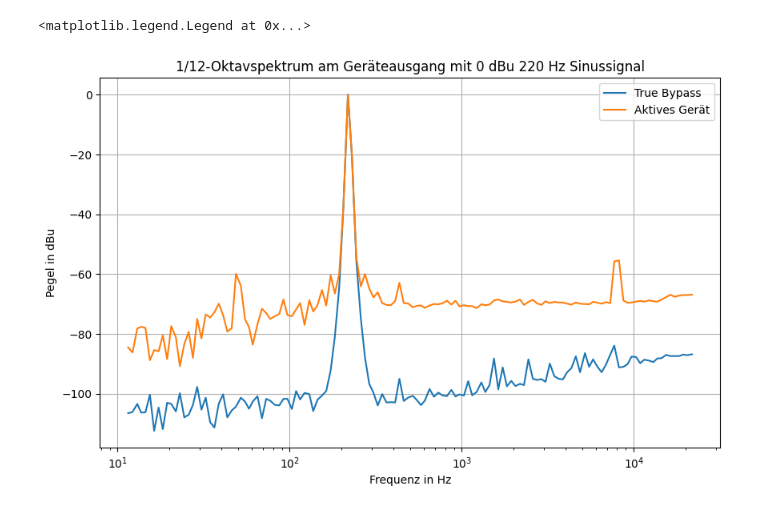
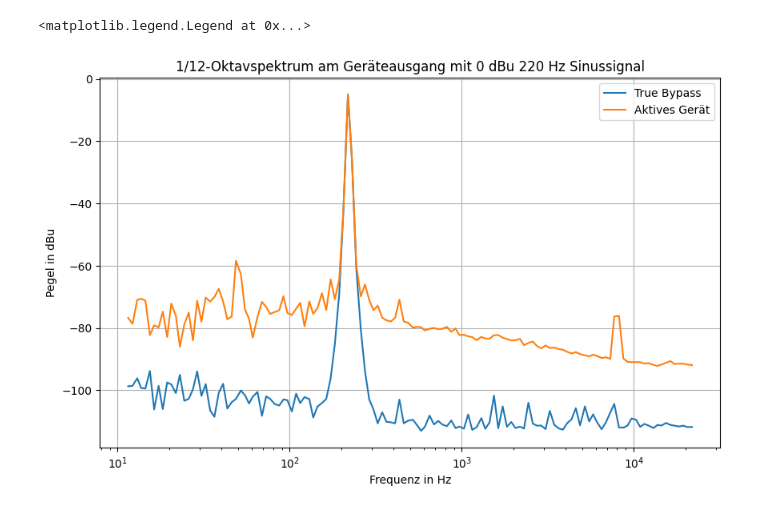
Before and after one commit to jake-is-ESD-protected/AI-TD, a Jupyter notebook: measuremenmts/breadboard/plots.ipynb, the cells around one changed output. Saved outputs shown, nothing was run; the diff lists cells and outputs as text; code cells hidden in the pictures.

Commit message:
redo plots for report

```diff
--- a/measuremenmts/breadboard/plots.ipynb
+++ b/measuremenmts/breadboard/plots.ipynb
@@ -8,15 +8,17 @@ meas_1 = [16.2, 16.6, 19.3, 16.4, 16.5, 22.4, 10.3, 18.1, 10.9, 19.7, 19.3, 16.8
 
 meas_2 = [18.8, 17.1, 25.1, 25.7, 25.3, 14.5, 17.9, 17.5, 22.8, 14.9, 25.9, 22.2, 12.5, 19.9, 24, 15.3, 28.3, 21.8, 29.8, 28.8, 30.5, 33.4, 29.6, 24.1, 25.2, 43.4, 39.4, 28.2, 25.6, 19.7, 26.6, 31.7, 30.3, 28.3, 29.2, 30, 34.8, 29.6, 29.2, 31.5, 33.6, 26.3, 34.6, 30.8, 32.9, 38, 32.8, 42.9, 36.8, 43.4, 65.5, 103.3, 82.8, 49, 39.2, 43.3, 38.5, 35.5, 37.2, 33.6, 33, 32.9, 34.3, 40.4, 33.6, 33.5, 32.2, 32.7, 32.8, 32, 32.8, 33.3, 33.2, 33.5, 34.4, 33.1, 34.4, 32.5, 32.9, 32.6, 32.6, 31.9, 33.2, 32.9, 33.1, 34.5, 34.8, 34.2, 34, 33.8, 34.1, 34.8, 33, 34, 34.7, 33.5, 33, 34.2, 33.6, 34, 33.8, 33.8, 33.4, 33.1, 33.8, 33.4, 33.3, 33.2, 34, 33.8, 33.4, 33.9, 33.6, 47.5, 47.9, 34.5, 33.7, 33.8, 34.1, 34.3, 34.1, 34.5, 34.2, 34.1, 34.8, 35.6, 36.4, 35.7, 36.1, 36.3, 36.3, 36.4]
 # %%
+corr_12 = 10 * np.log10(np.array(bands) * (np.sqrt(2)**(1/24) - 1))
+
 plt.figure(figsize=(10, 6))
-plt.plot(bands, meas_1-np.max(meas_1), label="True Bypass")
-plt.plot(bands, meas_2-np.max(meas_2), label="Aktives Gerät")
+plt.plot(bands, meas_1-corr_12-np.max(meas_1), label="True Bypass")
+plt.plot(bands, meas_2-corr_12-np.max(meas_2), label="Aktives Gerät")
 plt.semilogx()
 plt.title("1/12-Oktavspektrum am Geräteausgang mit 0 dBu 220 Hz Sinussignal")
 plt.xlabel("Frequenz in Hz")
 plt.ylabel("Pegel in dBu")
 plt.grid()
 plt.legend()
 # %% [output]
 <matplotlib.legend.Legend at 0x...>
-[figure, old version]
+[figure, new version]
```
Also changed, not shown: 6 other files.
